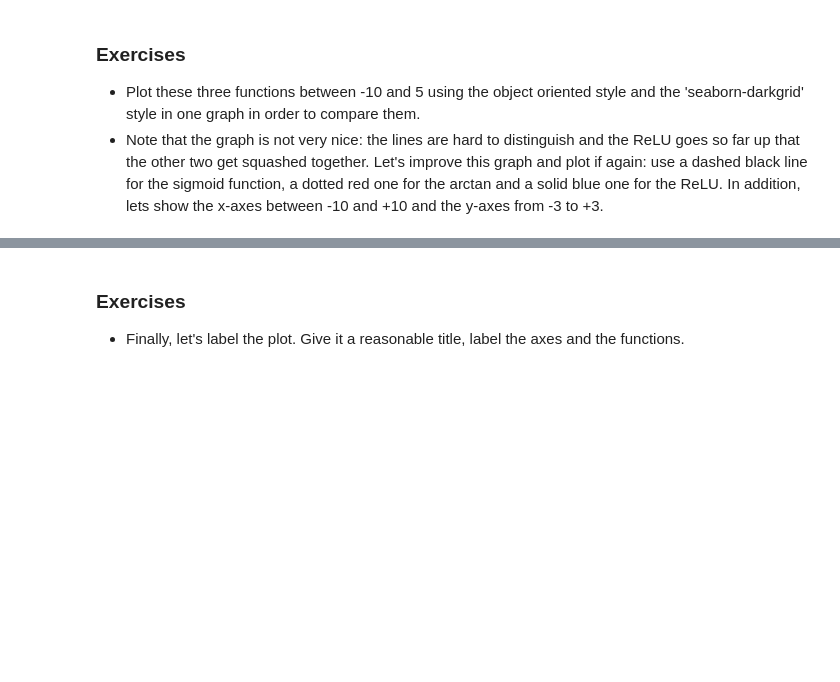
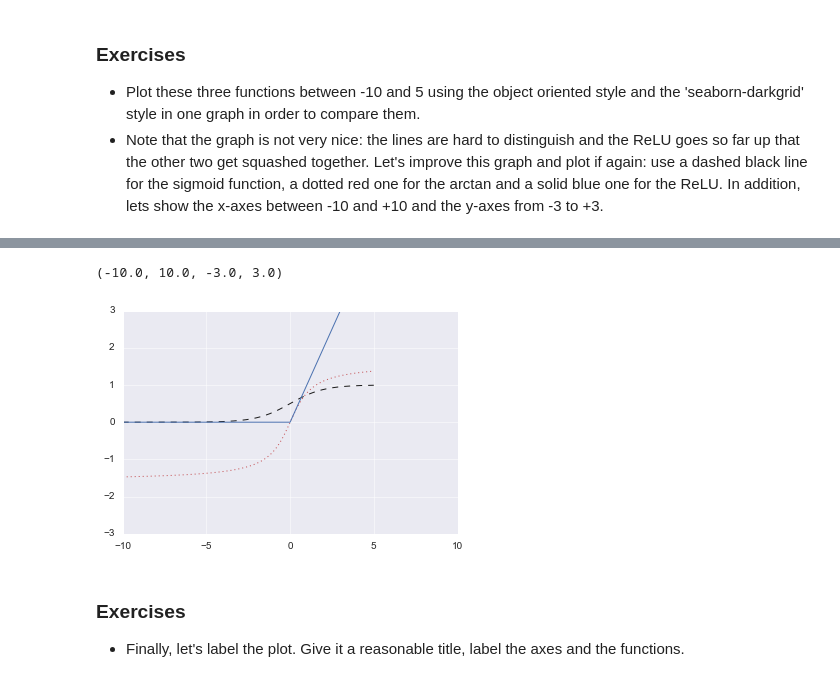
Before and after one commit to IchChefDuNixx/2023SS, a Jupyter notebook: DS/data_aai_sose23/lecture06_visual_EDA/h06a-assignment-visualization.ipynb, the cells around one changed output, grey strips where cells are left out. Drawn from its saved outputs; the diff is of its cells as text; code cells hidden in the pictures; blank space fills up the shorter version.

```diff
--- a/DS/data_aai_sose23/lecture06_visual_EDA/h06a-assignment-visualization.ipynb
+++ b/DS/data_aai_sose23/lecture06_visual_EDA/h06a-assignment-visualization.ipynb
@@ -39,3 +64,13 @@ def ReLU(x):
+# %%
+fig = plt.figure()
+ax = plt.axes()
+ax.plot(x, y[0], "--k", label="sigmoid(x)")
+ax.plot(x, y[2], ":r", label="tanh(x)")
+ax.plot(x, y[1], "-b", label="ReLU(x)")
+ax.axis([-10,10, -3,3])
+# %% [output]
+(-10.0, 10.0, -3.0, 3.0)
+[figure, added]
 # %% [markdown]
 ### Exercises
 
```
Also changed, not shown: parts of 21 cells of this notebook.
